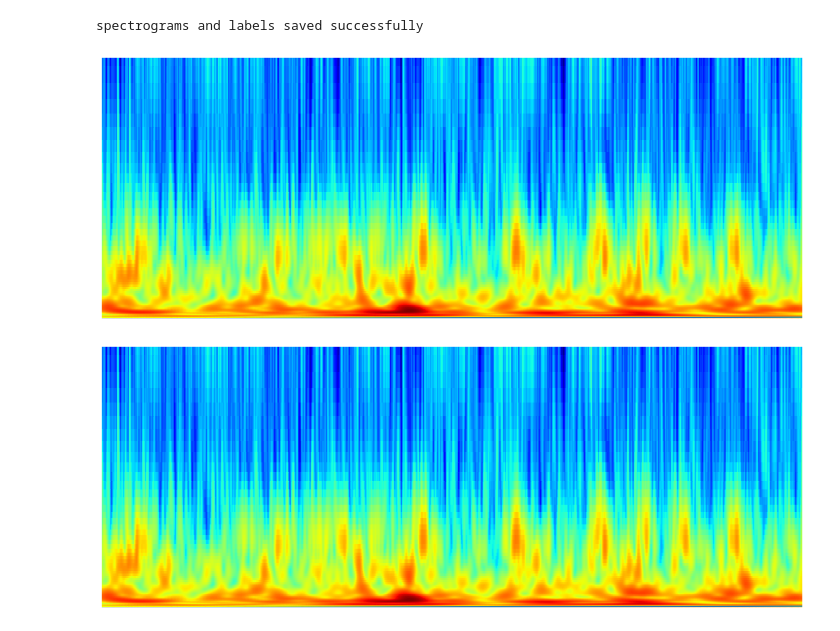
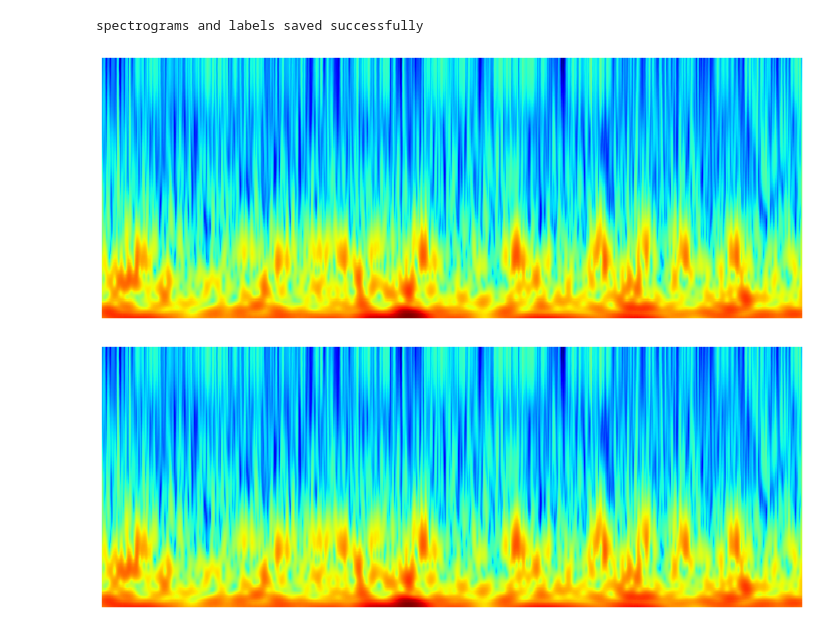
Before and after one commit to msverker/Bachelor_Thesis, a Jupyter notebook: EDF_Dataloader.ipynb, the cells around one changed output. Saved outputs shown, nothing was run; the diff lists cells and outputs as text; code cells hidden in the pictures.

```diff
--- a/EDF_Dataloader.ipynb
+++ b/EDF_Dataloader.ipynb
@@ -317,11 +316,11 @@ print('spectrograms and labels saved successfully')
 spectrograms and labels saved successfully
 # %%
 #Experimenting with how many notes i need in order to get the acquired information from image
-power2, times2, frequencies2, coif2 = cwt_spectrogram(example_signal, 100, nNotes=10)
+power2, times2, frequencies2, coif2 = cwt_spectrogram(example_signal, 100, nNotes=4)
 spectrogram_plot(power2, times2, frequencies2, coif2, cmap = 'jet', norm = LogNorm(), colorbar = None)
 # %% [output]
-[figure, old version]
+[figure, new version]
-[figure, old version]
+[figure, new version]
 # %%
 dt = 0.01
 fs = 1 / dt
```
Also changed, not shown: parts of 1 cell of this notebook, 1 other file.
